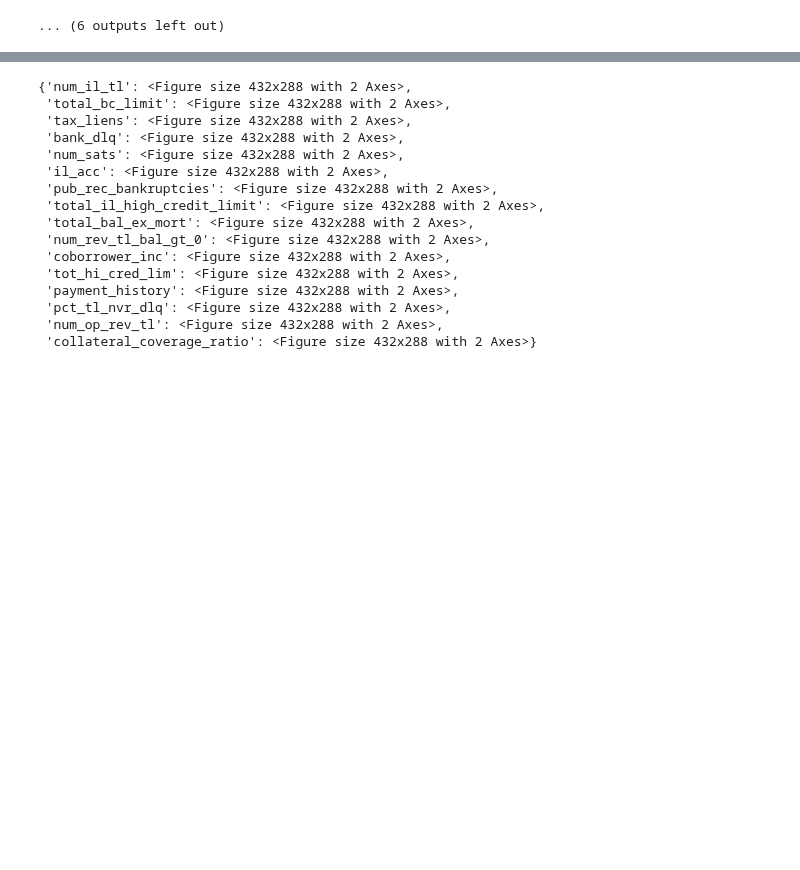
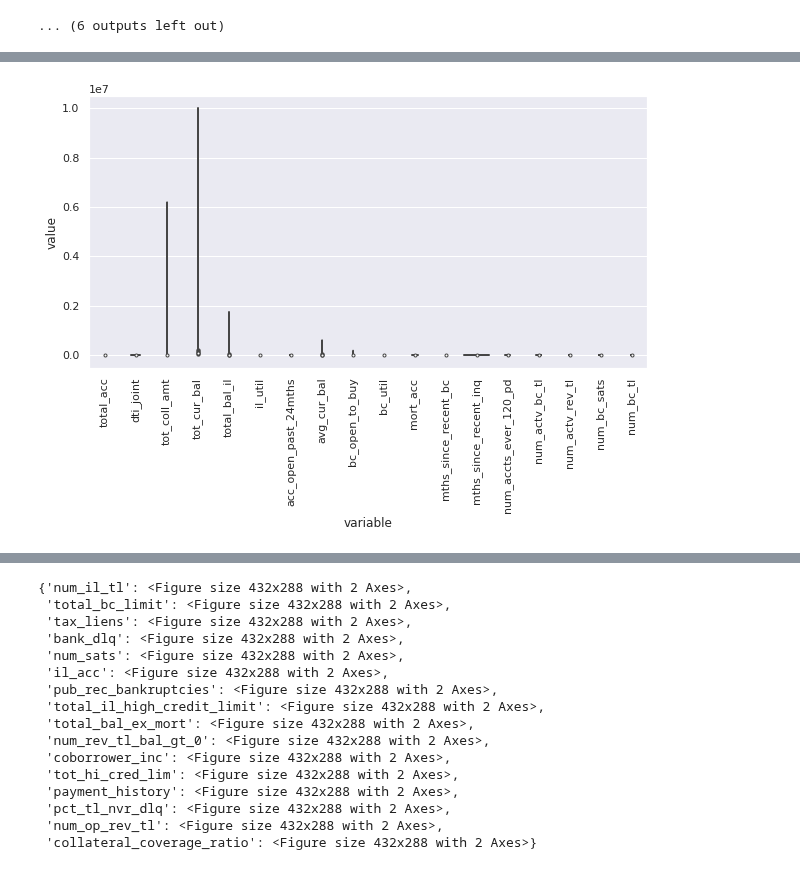
Before and after one commit to preetmodi/Credit-Risk-Analytics, a Jupyter notebook: Woe_calculation_H.ipynb, the cells around one changed output, grey strips where cells are left out. Cells and saved outputs as stored; diff of their text form; code cells hidden in the pictures; blank space fills up the shorter version.

```diff
--- a/Woe_calculation_H.ipynb
+++ b/Woe_calculation_H.ipynb
@@ -113,8 +96,9 @@ memory usage: 168.2+ MB
 # %%
 sns.set(color_codes=True)
-
+num_list = []
 for col_id in train_mid_19.columns[:-1]:
   if train_mid_19[col_id].dtype == "float64":
+    num_list.append(col_id)
     sns.displot(data = train_mid_19, x = col_id, hue = "Default", kind = 'kde')
 # %% [output]
 [figure]
@@ -197,0 +153,6 @@ train_mid_19.loc[train_mid_19["tot_cur_bal"]>3077815,:]
+# %%
+fig, ax = plt.subplots(figsize=(10,5))
+a = sns.violinplot(x='variable', y='value', data=pd.melt(train_mid_19.loc[:,np.r_[num_list]]), ax=ax)
+a.set_xticklabels(a.get_xticklabels(), rotation=90);
+# %% [output]
+[figure, added]
```
Also changed, not shown: parts of 14 cells of this notebook.
